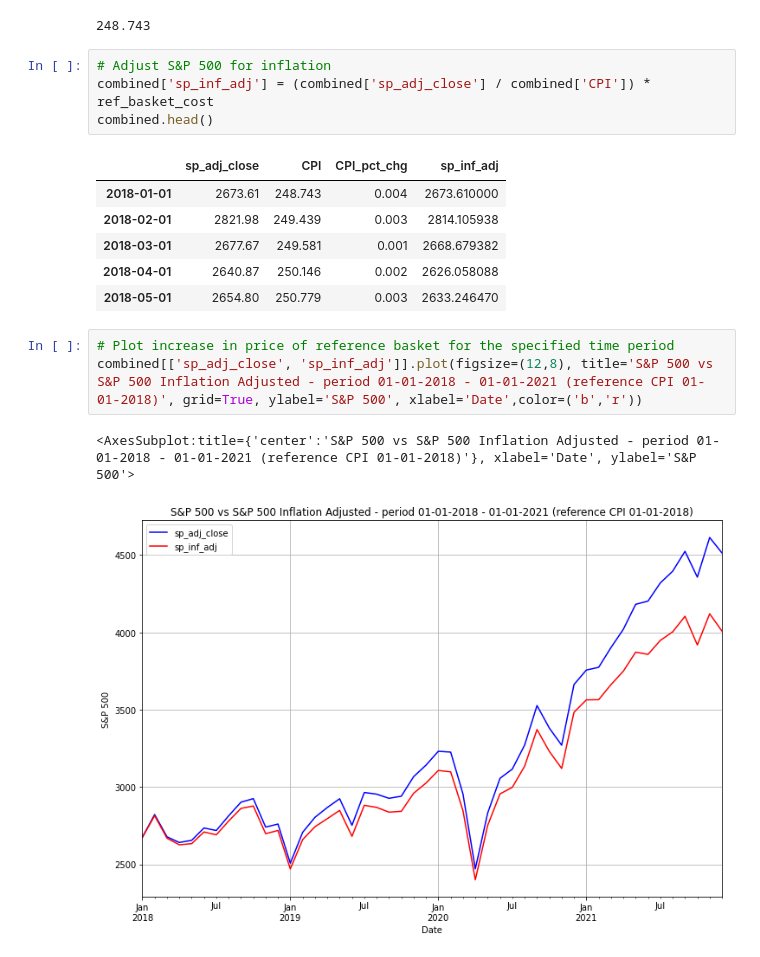
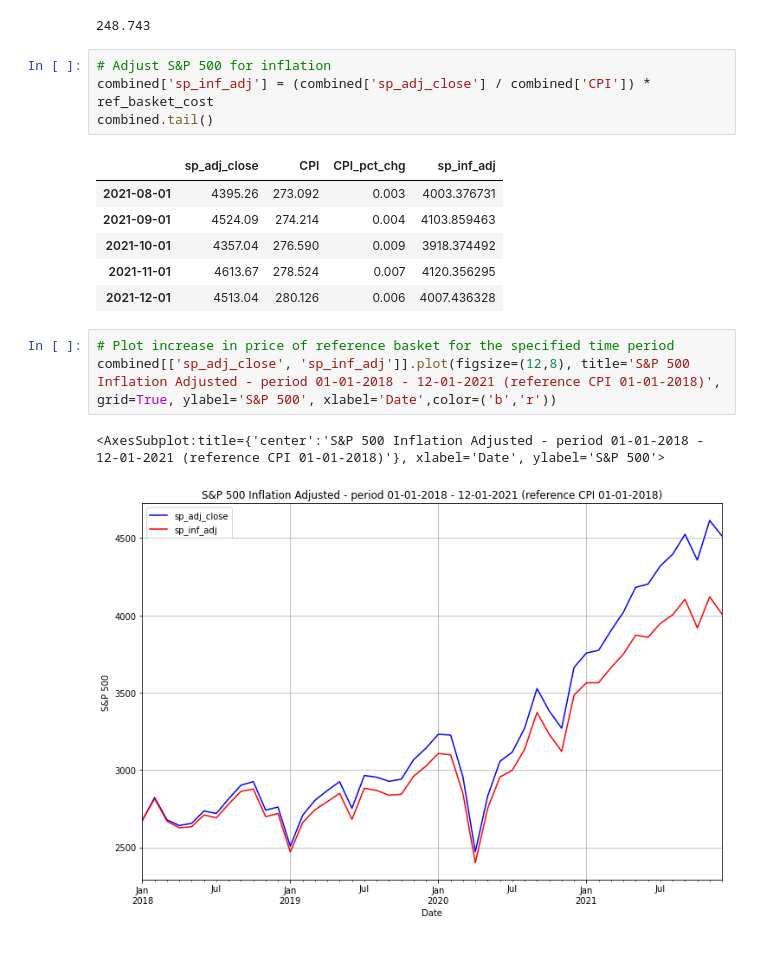
Before and after one commit to dbogatic/economic-indicators, a Jupyter notebook: cpi.ipynb, the cells around one changed output. Drawn from its saved outputs; the diff is of its cells as text.

```diff
--- a/cpi.ipynb
+++ b/cpi.ipynb
@@ -90,17 +90,17 @@ ref_basket_cost
 # %%
 # Adjust S&P 500 for inflation
 combined['sp_inf_adj'] = (combined['sp_adj_close'] / combined['CPI']) * ref_basket_cost
-combined.head()
+combined.tail()
 # %% [output]
 |  | sp_adj_close | CPI | CPI_pct_chg | sp_inf_adj |
-| 2018-01-01 | 2673.61 | 248.743 | 0.004 | 2673.610000 |
-| 2018-02-01 | 2821.98 | 249.439 | 0.003 | 2814.105938 |
-| 2018-03-01 | 2677.67 | 249.581 | 0.001 | 2668.679382 |
-| 2018-04-01 | 2640.87 | 250.146 | 0.002 | 2626.058088 |
-| 2018-05-01 | 2654.80 | 250.779 | 0.003 | 2633.246470 |
+| 2021-08-01 | 4395.26 | 273.092 | 0.003 | 4003.376731 |
+| 2021-09-01 | 4524.09 | 274.214 | 0.004 | 4103.859463 |
+| 2021-10-01 | 4357.04 | 276.590 | 0.009 | 3918.374492 |
+| 2021-11-01 | 4613.67 | 278.524 | 0.007 | 4120.356295 |
+| 2021-12-01 | 4513.04 | 280.126 | 0.006 | 4007.436328 |
 # %%
 # Plot increase in price of reference basket for the specified time period
-combined[['sp_adj_close', 'sp_inf_adj']].plot(figsize=(12,8), title='S&P 500 vs S&P 500 Inflation Adjusted - period 01-01-2018 - 01-01-2021 (reference CPI 01-01-2018)', grid=True, ylabel='S&P 500', xlabel='Date',color=('b','r'))
+combined[['sp_adj_close', 'sp_inf_adj']].plot(figsize=(12,8), title='S&P 500 Inflation Adjusted - period 01-01-2018 - 12-01-2021 (reference CPI 01-01-2018)', grid=True, ylabel='S&P 500', xlabel='Date',color=('b','r'))
 # %% [output]
-<AxesSubplot:title={'center':'S&P 500 vs S&P 500 Inflation Adjusted - period 01-01-2018 - 01-01-2021 (reference CPI 01-01-2018)'}, xlabel='Date', ylabel='S&P 500'>
+<AxesSubplot:title={'center':'S&P 500 Inflation Adjusted - period 01-01-2018 - 12-01-2021 (reference CPI 01-01-2018)'}, xlabel='Date', ylabel='S&P 500'>
-[figure, old version]
+[figure, new version]
```
Also changed, not shown: 1 other file.
